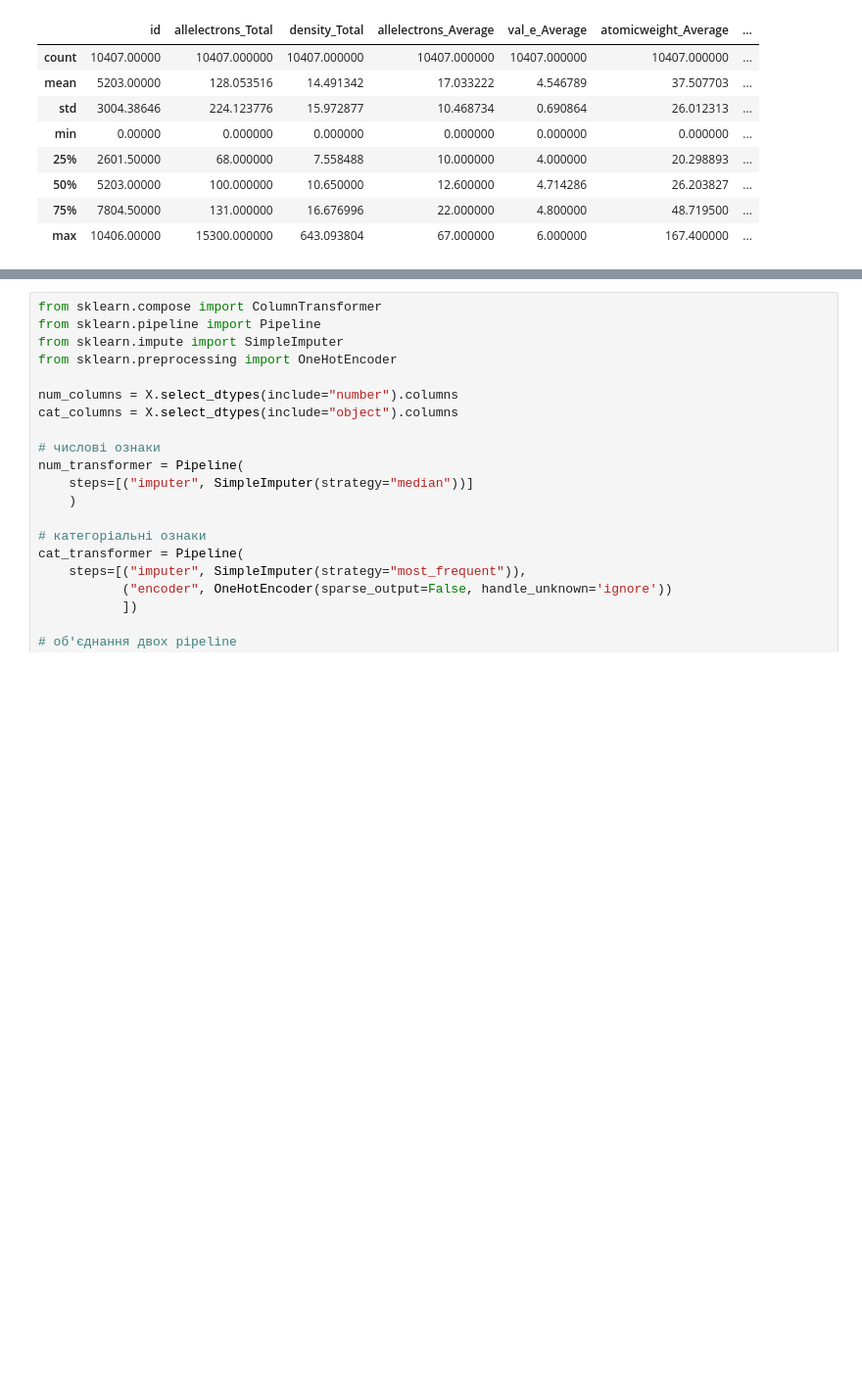
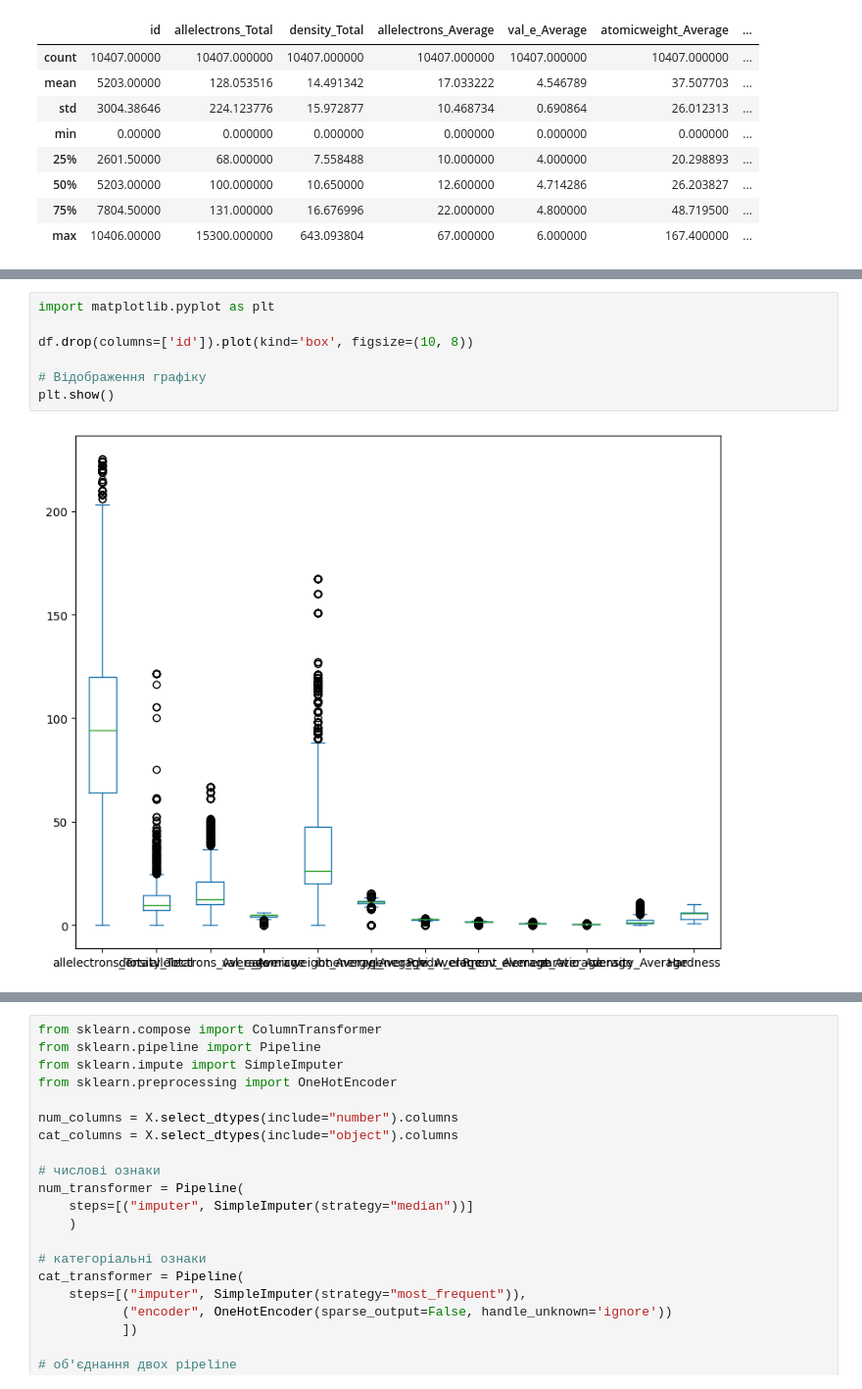
Before and after one commit to levchenkopavlo/AI, a Jupyter notebook: dz10-optuna.ipynb, the cells around one changed output, grey strips where cells are left out. Shown at 98% size. Saved outputs shown, nothing was run; the diff lists cells and outputs as text; blank space fills up the shorter version.

```diff
--- a/dz10-optuna.ipynb
+++ b/dz10-optuna.ipynb
@@ -81,3 +91,12 @@ Hardness                 0
+# %%
+import matplotlib.pyplot as plt
+
+df.drop(columns=['id']).plot(kind='box', figsize=(10, 8))
+
+# Відображення графіку
+plt.show()
+# %% [output]
+[figure, added]
 # %%
 y = df['Hardness']
 X = df.drop(columns=['Hardness', 'id'])
```
Also changed, not shown: parts of 7 cells of this notebook.
